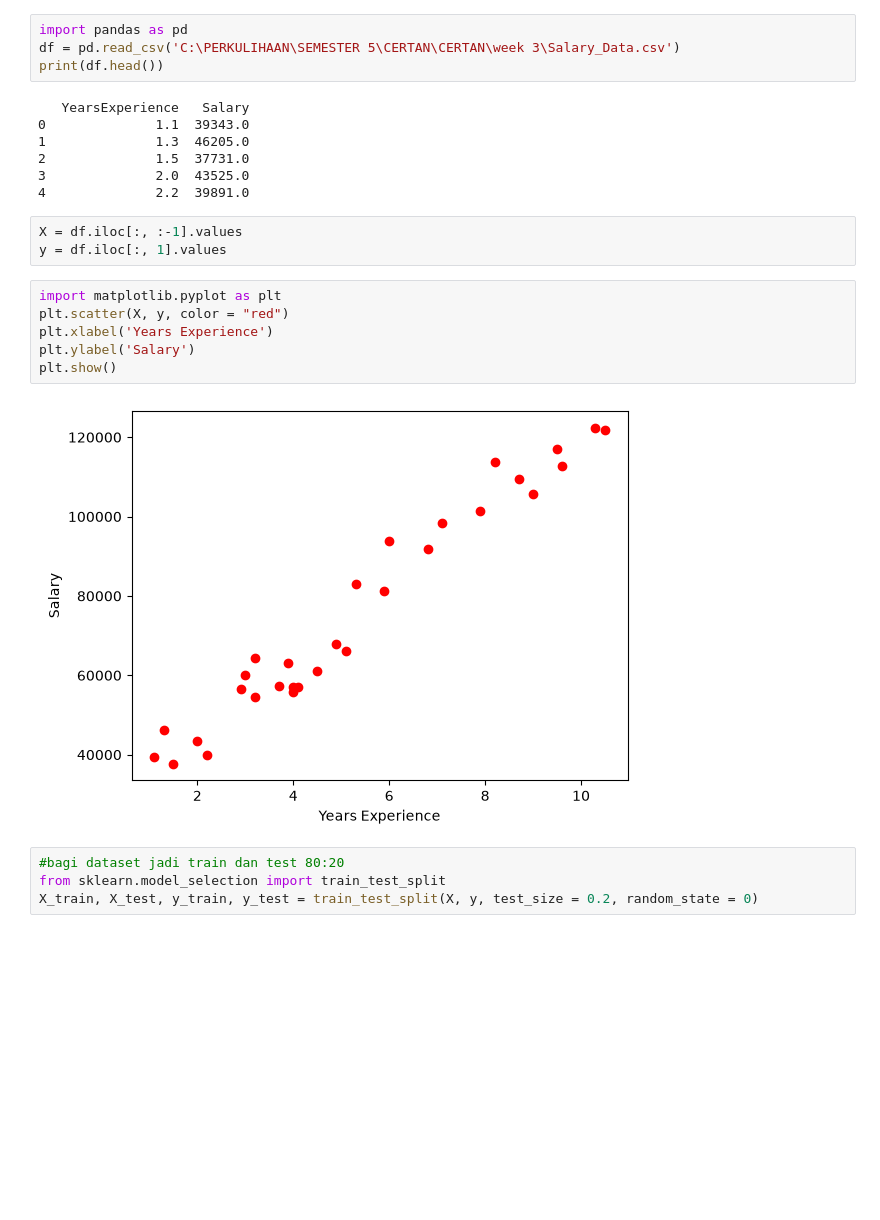
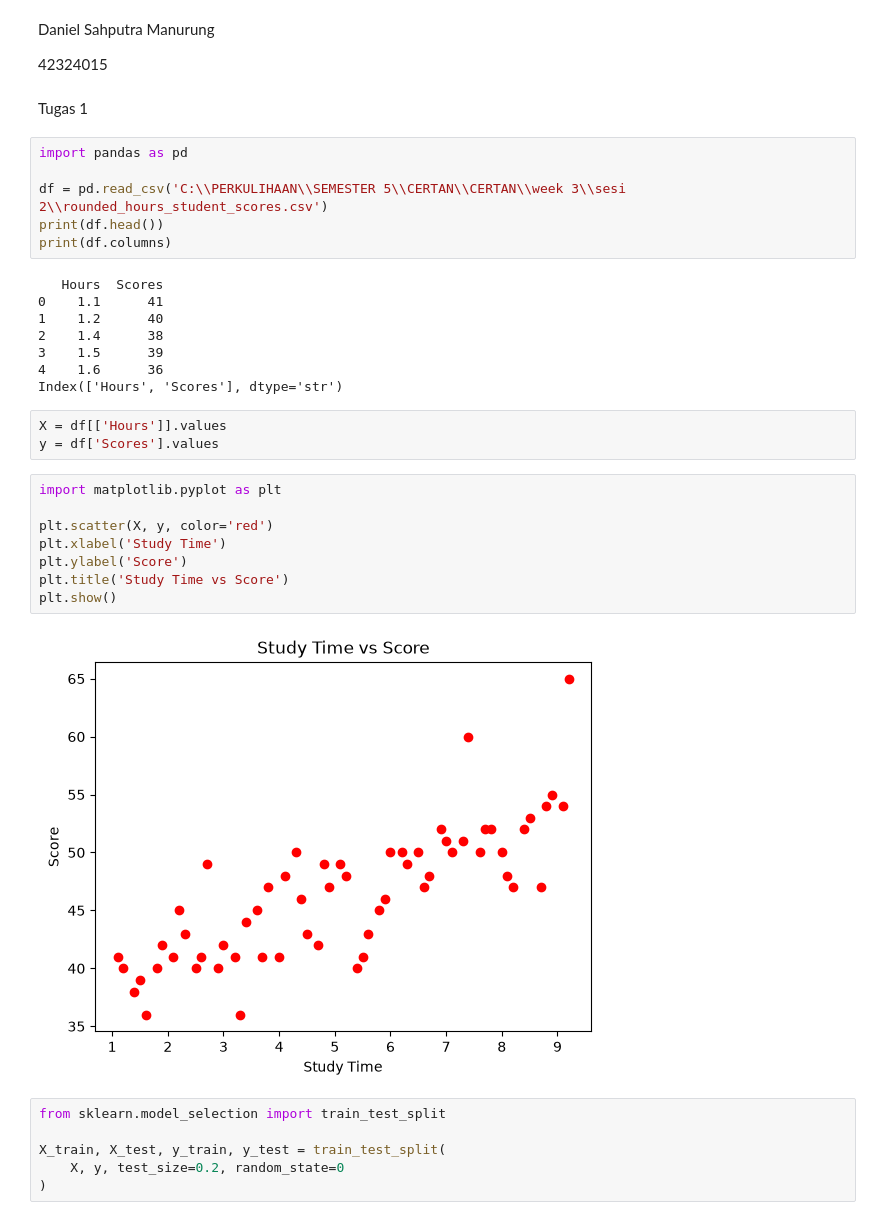
Before and after one commit to DanielSahputra16/CERTAN, a Jupyter notebook: week 3/sesi 2/tugas.ipynb, the cells around one changed output. Drawn from its saved outputs; the diff is of its cells as text; blank space fills up the shorter version.

```diff
--- a/week 3/modul.ipynb
+++ b/week 3/sesi 2/tugas.ipynb
@@ -1,27 +1,40 @@
+# %% [markdown]
+Daniel Sahputra Manurung
+
+42324015
+# %% [markdown]
+Tugas 1
 # %%
 import pandas as pd
-df = pd.read_csv('C:\PERKULIHAAN\SEMESTER 5\CERTAN\CERTAN\week 3\Salary_Data.csv')
+
+df = pd.read_csv('C:\\PERKULIHAAN\\SEMESTER 5\\CERTAN\\CERTAN\\week 3\\sesi 2\\rounded_hours_student_scores.csv')
 print(df.head())
+print(df.columns)
 # %% [output]
-   YearsExperience   Salary
-0              1.1  39343.0
-1              1.3  46205.0
-2              1.5  37731.0
-3              2.0  43525.0
-4              2.2  39891.0
+   Hours  Scores
+0    1.1      41
+1    1.2      40
+2    1.4      38
+3    1.5      39
+4    1.6      36
+Index(['Hours', 'Scores'], dtype='str')
 # %%
-X = df.iloc[:, :-1].values
-y = df.iloc[:, 1].values
+X = df[['Hours']].values
+y = df['Scores'].values
 # %%
 import matplotlib.pyplot as plt
-plt.scatter(X, y, color = "red")
-plt.xlabel('Years Experience')
-plt.ylabel('Salary')
+
+plt.scatter(X, y, color='red')
+plt.xlabel('Study Time')
+plt.ylabel('Score')
+plt.title('Study Time vs Score')
 plt.show()
 # %% [output]
-[figure, old version]
+[figure, new version]
 # %%
-#bagi dataset jadi train dan test 80:20
 from sklearn.model_selection import train_test_split
-X_train, X_test, y_train, y_test = train_test_split(X, y, test_size = 0.2, random_state = 0)
+
+X_train, X_test, y_train, y_test = train_test_split(
+    X, y, test_size=0.2, random_state=0
+)
 # %%
```
Also changed, not shown: parts of 18 cells of this notebook, 8 other files.
